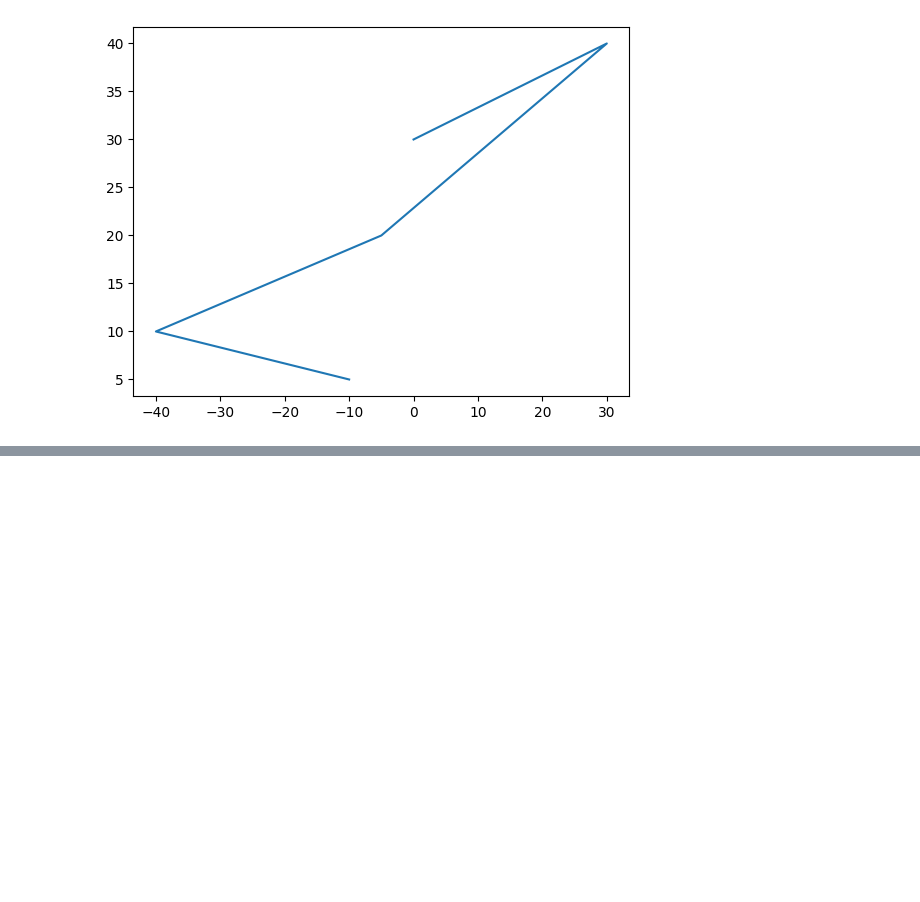
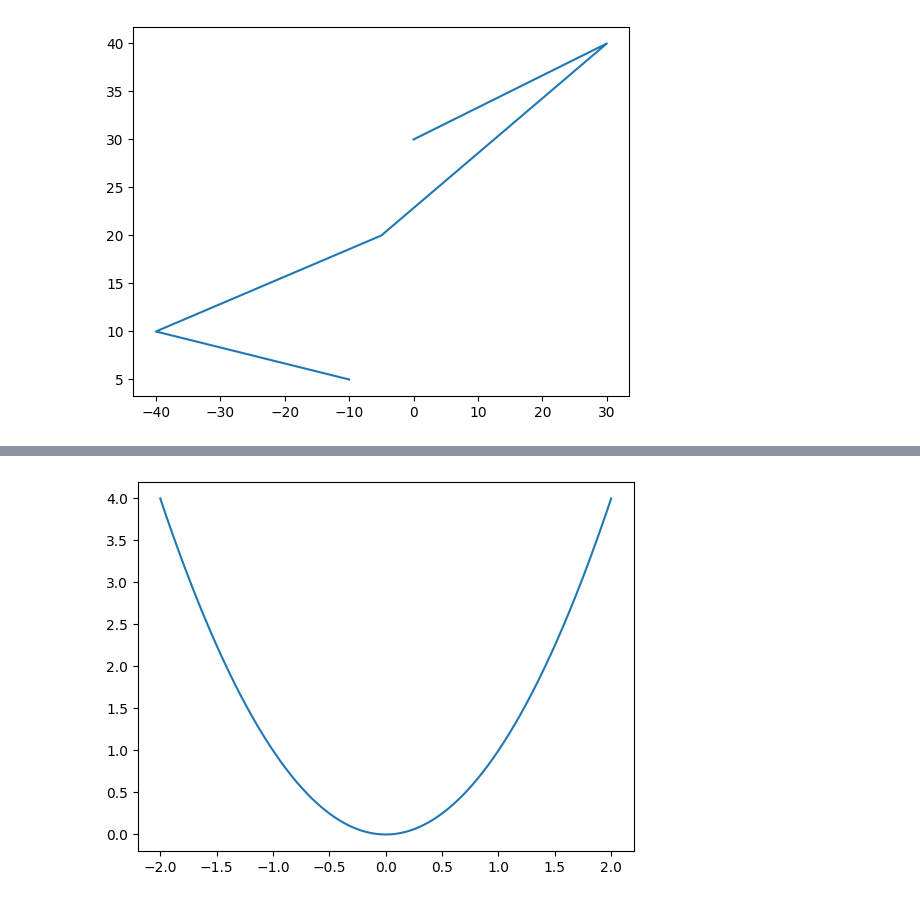
Before and after one commit to Azure06072005/Data-Science-with-Python, a Jupyter notebook: Math/matplotlib.ipynb, the cells around one changed output, grey strips where cells are left out. Cells and saved outputs as stored; diff of their text form; code cells hidden in the pictures; blank space fills up the shorter version.

```diff
--- a/Math/matplotlib.ipynb
+++ b/Math/matplotlib.ipynb
@@ -28,0 +79,11 @@ plt.show()
+# %%
+import matplotlib.pyplot as plt  # Thư viện vẽ biểu đồ
+import numpy as np  # Thư viện tính toán số học
+
+x = np.linspace(-2, 2, 500)  # Tạo mảng x với 500 giá trị từ -2 đến 2
+y = x**2  # Tính y = x^2 cho mỗi giá trị x
+
+plt.plot(x, y)  # Vẽ đồ thị của y = x^2
+plt.show()  # Hiển thị đồ thị
+# %% [output]
+[figure, added]
```
Also changed, not shown: parts of 14 cells of this notebook.
